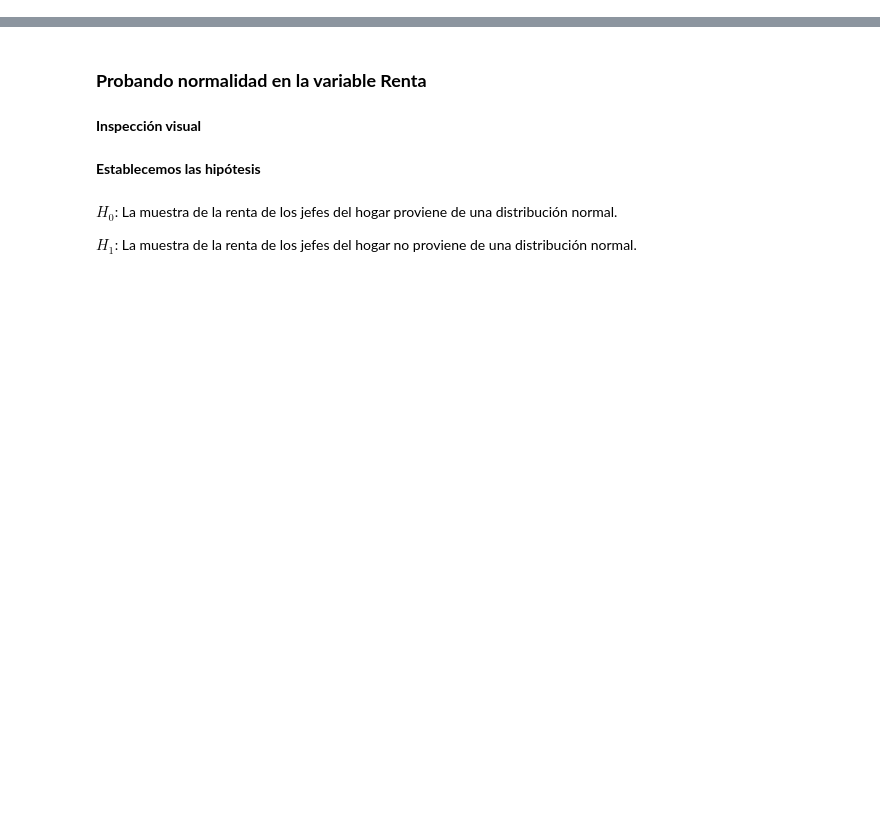
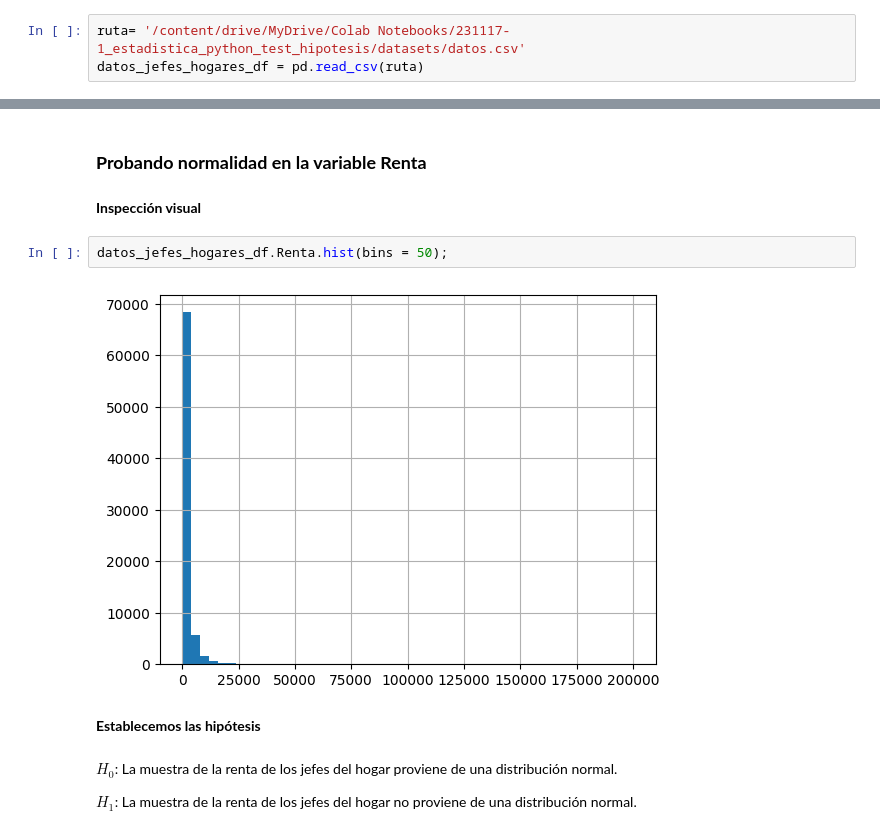
Before and after one commit to JuanPerezMolina/estadistica_con_python_test_hipotesis, a Jupyter notebook: 231117-1_estadistica_python_test_hipotesis.ipynb, the cells around one changed output, grey strips where cells are left out. Drawn from its saved outputs; the diff is of its cells as text; blank space fills up the shorter version.

Commit message:
Prueba Bilateral de hipotesis para una media

```diff
--- a/231117-1_estadistica_python_test_hipotesis.ipynb
+++ b/231117-1_estadistica_python_test_hipotesis.ipynb
@@ -11,0 +74,3 @@ La <b> Encuesta Nacional de Hogares (PNDA, del portugués Pesquisa Nacional por
+# %%
+ruta= '/content/drive/MyDrive/Colab Notebooks/231117-1_estadistica_python_test_hipotesis/datasets/datos.csv'
+datos_jefes_hogares_df = pd.read_csv(ruta)
@@ -199,6 +279,10 @@ Fijando el nivel de significancia $(\alpha)$
 ### **Probando normalidad en la variable Renta**
 # %% [markdown]
 **Inspección visual**
+# %%
+datos_jefes_hogares_df.Renta.hist(bins = 50);
+# %% [output]
+[figure, added]
 # %% [markdown]
 **Establecemos las hipótesis**
 # %% [markdown]
```
Also changed, not shown: parts of 47 cells of this notebook.
